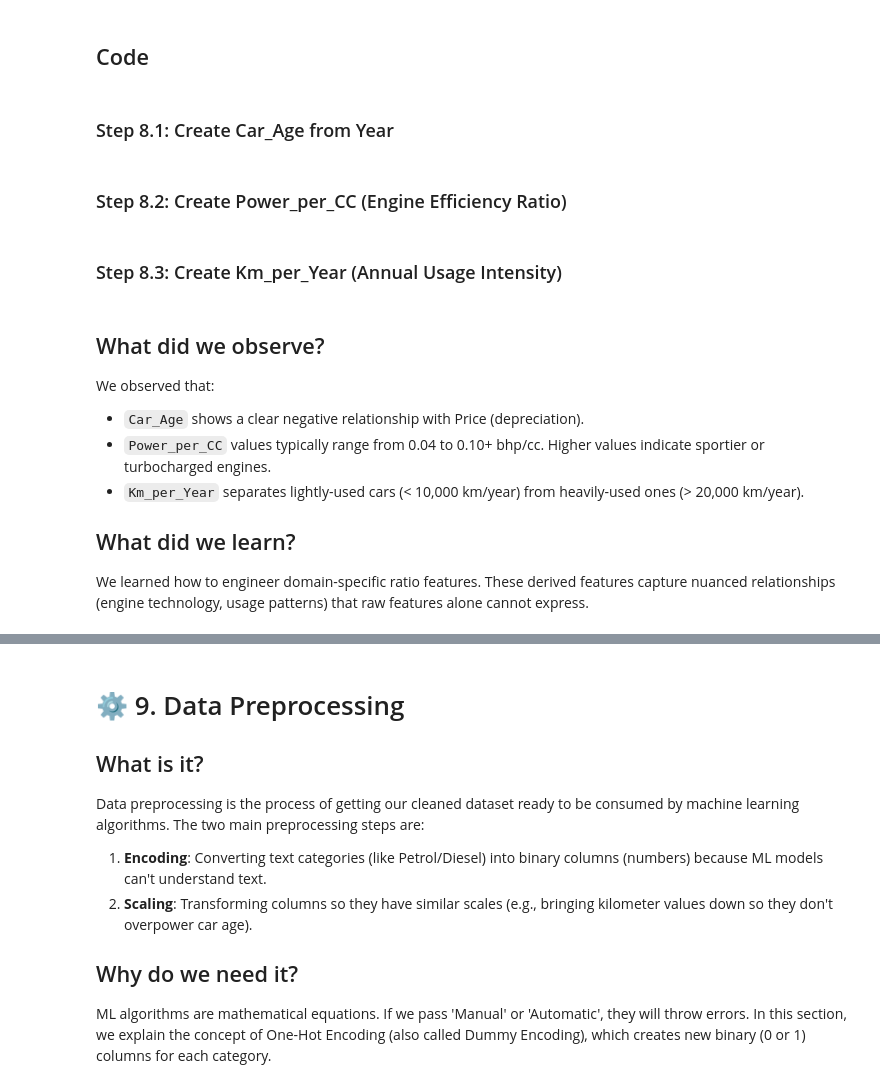
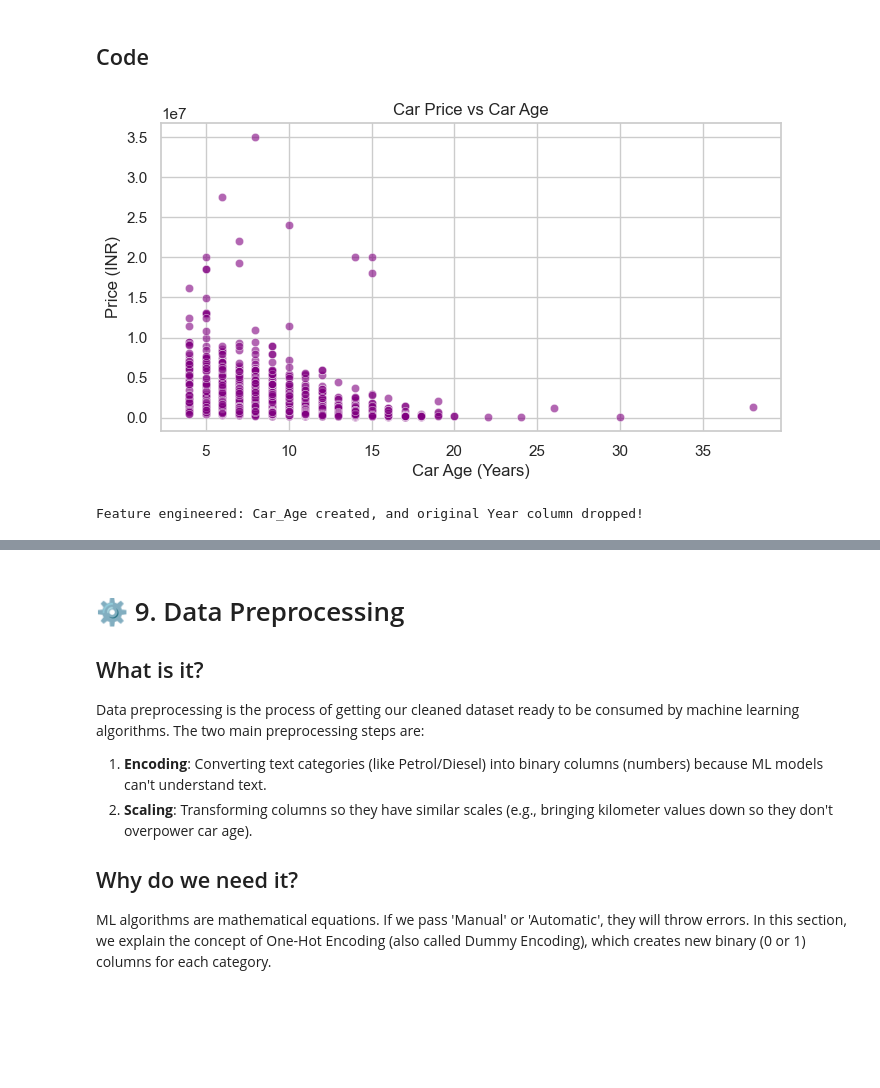
Before and after one commit to JayanGupta/CarDekho_ML_Model, a Jupyter notebook: CarPrice_Prediction_Project.ipynb, the cells around one changed output, grey strips where cells are left out. Drawn from its saved outputs; the diff is of its cells as text; code cells hidden in the pictures; blank space fills up the shorter version.

```diff
--- a/CarPrice_Prediction_Project.ipynb
+++ b/CarPrice_Prediction_Project.ipynb
@@ -268,21 +340,20 @@ These are the kinds of features that **separate a good data scientist from a gre
 # %% [markdown]
 ## Code
-# %% [markdown]
-### Step 8.1: Create Car_Age from Year
 # %%
 # The current year is 2026. Let's calculate Car Age.
 df['Car_Age'] = 2026 - df['Year']
 
 # Plot Car Age vs Price to verify the relationship
 plt.figure(figsize=(8, 4))
 sns.scatterplot(data=df, x='Car_Age', y='Price', alpha=0.6, color='purple')
 plt.title('Car Price vs Car Age')
 plt.xlabel('Car Age (Years)')
 plt.ylabel('Price (INR)')
 plt.show()
 
 # Drop the raw 'Year' column because it is now redundant
-df = df.drop(columns=['Year'])
+df_engineered = df.drop(columns=['Year'])
 print('Feature engineered: Car_Age created, and original Year column dropped!')
+# %% [output]
+[figure, added]
+Feature engineered: Car_Age created, and original Year column dropped!
-# %% [markdown]
-### Step 8.2: Create Power_per_CC (Engine Efficiency Ratio)
@@ -296,2 +359,0 @@ df[['Engine_cc', 'Max_Power_bhp', 'Power_per_CC']].dropna().head(5)
-# %% [markdown]
-### Step 8.3: Create Km_per_Year (Annual Usage Intensity)
@@ -305,9 +359,0 @@ df[['Kilometer', 'Car_Age', 'Km_per_Year']].head(5)
-# %% [markdown]
-## What did we observe?
-We observed that:
-- `Car_Age` shows a clear negative relationship with Price (depreciation).
-- `Power_per_CC` values typically range from 0.04 to 0.10+ bhp/cc. Higher values indicate sportier or turbocharged engines.
-- `Km_per_Year` separates lightly-used cars (< 10,000 km/year) from heavily-used ones (> 20,000 km/year).
-
-## What did we learn?
-We learned how to engineer domain-specific ratio features. These derived features capture nuanced relationships (engine technology, usage patterns) that raw features alone cannot express.
```
Also changed, not shown: parts of 46 cells of this notebook.
